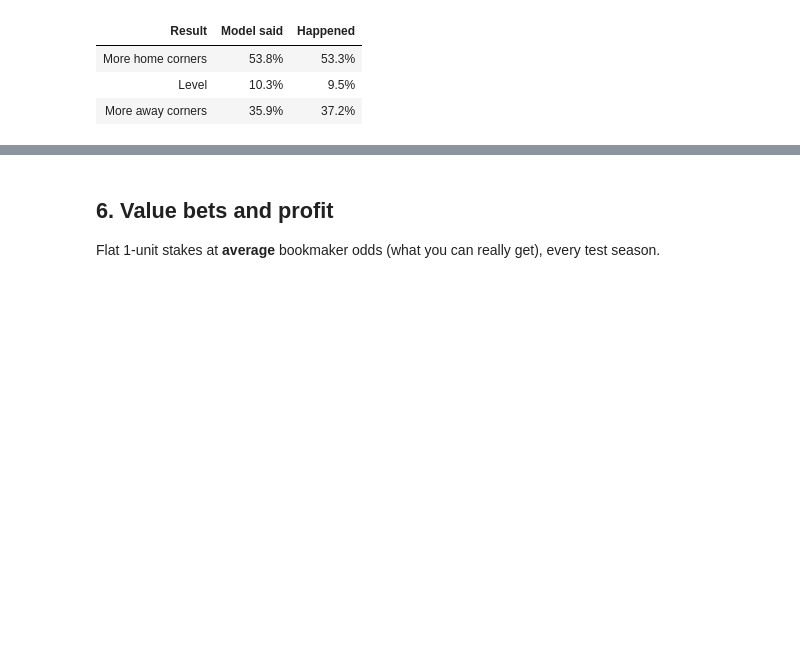
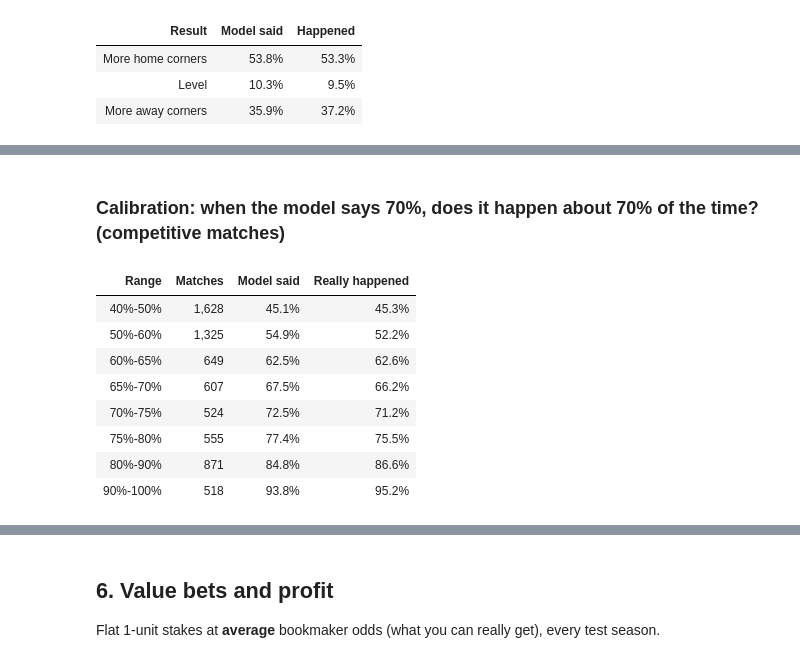
Before and after one commit to RicardoJose000/predict90-colab, a Jupyter notebook: Football_Predictor.ipynb, the cells around one changed output, grey strips where cells are left out. Cells and saved outputs as stored; diff of their text form; code cells hidden in the pictures; blank space fills up the shorter version.

```diff
--- a/Football_Predictor.ipynb
+++ b/Football_Predictor.ipynb
@@ -563,0 +520,14 @@ Corner 1X2: chance only in the Excel file, usually no odds in the free API
+# %% [markdown]
+### Calibration: when the model says 70%, does it happen about 70% of the time? (competitive matches)
+# %%
+show(intl.calibration_table(ibt))
+# %% [output]
+| Range | Matches | Model said | Really happened |
+| 40%-50% | 1,628 | 45.1% | 45.3% |
+| 50%-60% | 1,325 | 54.9% | 52.2% |
+| 60%-65% | 649 | 62.5% | 62.6% |
+| 65%-70% | 607 | 67.5% | 66.2% |
+| 70%-75% | 524 | 72.5% | 71.2% |
+| 75%-80% | 555 | 77.4% | 75.5% |
+| 80%-90% | 871 | 84.8% | 86.6% |
+| 90%-100% | 518 | 93.8% | 95.2% |
```
Also changed, not shown: parts of 25 cells of this notebook, 13 other files.
